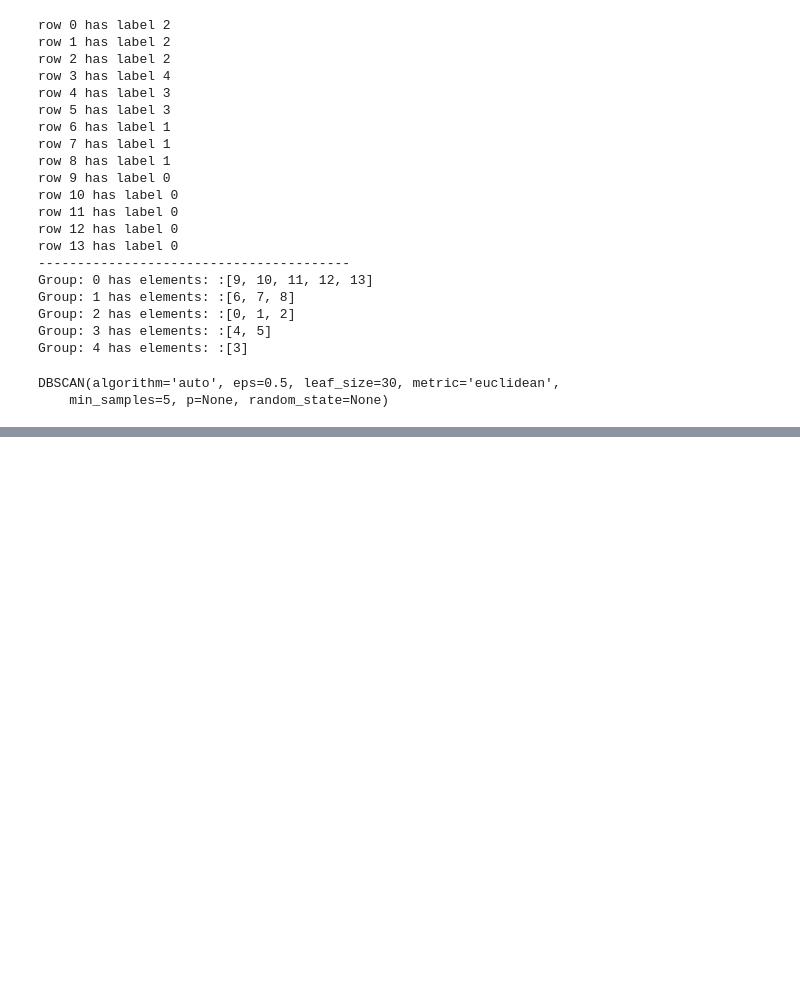
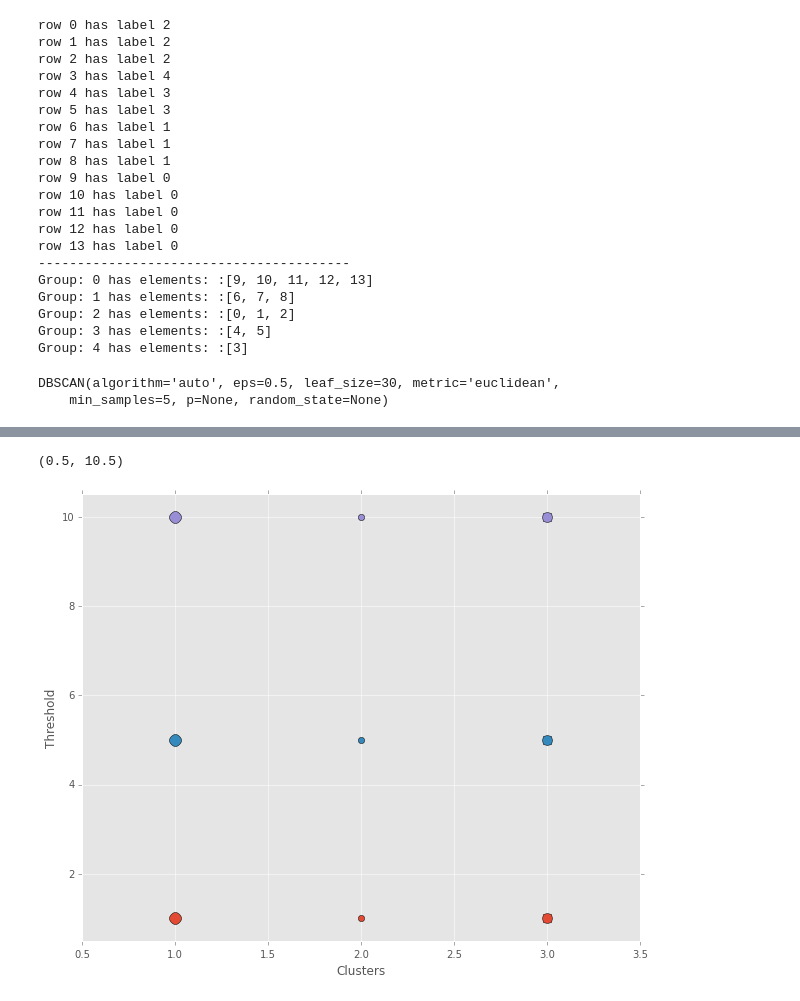
Before and after one commit to mattions/fun_with_clustering, a Jupyter notebook: Clustering example.ipynb, the cells around one changed output, grey strips where cells are left out. Cells and saved outputs as stored; diff of their text form; code cells hidden in the pictures; blank space fills up the shorter version.

```diff
--- a/Clustering example.ipynb
+++ b/Clustering example.ipynb
@@ -151,0 +177,17 @@ plt.ylim(-0.2, 1.2)
+# %%
+plt.figure(figsize=(10,8))
+thresholds = np.array([1,5, 10])
+colors = plt.rcParams['axes.color_cycle']
+leg = []
+for i, thresh in enumerate(thresholds):
+    clusters = hcluster.fclusterdata(df.values, thresh, criterion="distance")
+    for x, size in counter.items():
+        plt.plot(x, thresh, marker="o", markersize=size*2, label="cluster {0}".format(x), color=colors[i])
+    leg.append("thresh: {0}".format(thresh))
+plt.ylabel("Threshold")
+plt.xlabel("Clusters")
+plt.xlim(0.5, 3.5)
+plt.ylim(thresholds.min() -0.5, thresholds.max() + 0.5)
+# %% [output]
+(0.5, 10.5)
+[figure, added]
```
Also changed, not shown: parts of 13 cells of this notebook.
